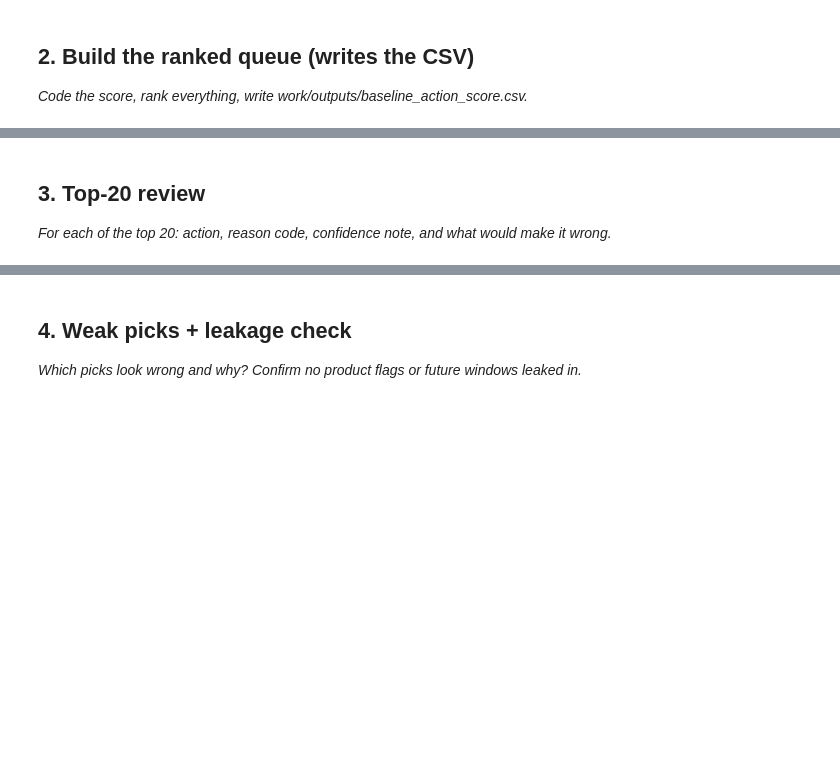
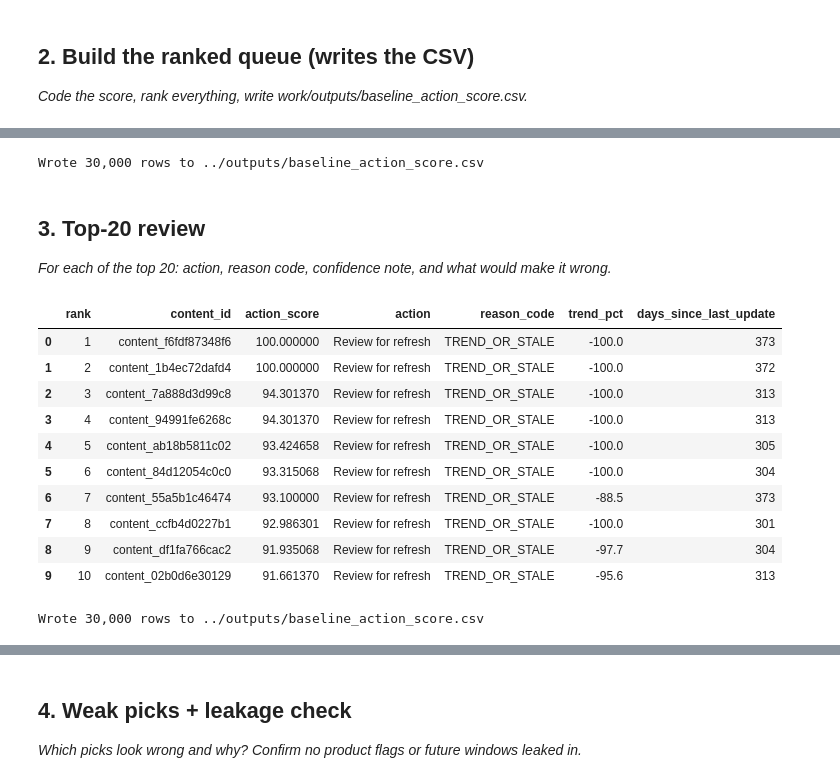
Before and after one commit to SaaDasim05/Flyrank-ML-Internship, a Jupyter notebook: work/notebooks/w04_baseline_score.ipynb, the cells around one changed output, grey strips where cells are left out. Drawn from its saved outputs; the diff is of its cells as text; code cells hidden in the pictures; blank space fills up the shorter version.

```diff
--- a/work/notebooks/w04_baseline_score.ipynb
+++ b/work/notebooks/w04_baseline_score.ipynb
@@ -23,3 +208,14 @@ This skeleton is yours to fill. Work the sections **in order** — each one has
+# %%
+from pathlib import Path
+
+output_path = Path("../outputs/baseline_action_score.csv")
+output_path.parent.mkdir(parents=True, exist_ok=True)
+
+queue.to_csv(output_path, index=False)
+
+print(f"Wrote {len(queue):,} rows to {output_path}")
+# %% [output]
+Wrote 30,000 rows to ../outputs/baseline_action_score.csv
 # %% [markdown]
 ## 3. Top-20 review
 
@@ -29,0 +223,37 @@ This skeleton is yours to fill. Work the sections **in order** — each one has
+# %%
+top10 = queue.head(10).copy()
+
+top10[
+    [
+        "rank",
+        "content_id",
+        "action_score",
+        "action",
+        "reason_code",
+        "trend_pct",
+        "days_since_last_update"
+    ]
+]
+# %% [output]
+|  | rank | content_id | action_score | action | reason_code | trend_pct | days_since_last_update |
+| 0 | 1 | content_f6fdf87348f6 | 100.000000 | Review for refresh | TREND_OR_STALE | -100.0 | 373 |
+| 1 | 2 | content_1b4ec72dafd4 | 100.000000 | Review for refresh | TREND_OR_STALE | -100.0 | 372 |
+| 2 | 3 | content_7a888d3d99c8 | 94.301370 | Review for refresh | TREND_OR_STALE | -100.0 | 313 |
+| 3 | 4 | content_94991fe6268c | 94.301370 | Review for refresh | TREND_OR_STALE | -100.0 | 313 |
+| 4 | 5 | content_ab18b5811c02 | 93.424658 | Review for refresh | TREND_OR_STALE | -100.0 | 305 |
+| 5 | 6 | content_84d12054c0c0 | 93.315068 | Review for refresh | TREND_OR_STALE | -100.0 | 304 |
+| 6 | 7 | content_55a5b1c46474 | 93.100000 | Review for refresh | TREND_OR_STALE | -88.5 | 373 |
+| 7 | 8 | content_ccfb4d0227b1 | 92.986301 | Review for refresh | TREND_OR_STALE | -100.0 | 301 |
+| 8 | 9 | content_df1fa766cac2 | 91.935068 | Review for refresh | TREND_OR_STALE | -97.7 | 304 |
+| 9 | 10 | content_02b0d6e30129 | 91.661370 | Review for refresh | TREND_OR_STALE | -95.6 | 313 |
+# %%
+from pathlib import Path
+
+output_path = Path("../outputs/baseline_action_score.csv")
+output_path.parent.mkdir(parents=True, exist_ok=True)
+
+queue.to_csv(output_path, index=False)
+
+print(f"Wrote {len(queue):,} rows to {output_path}")
+# %% [output]
+Wrote 30,000 rows to ../outputs/baseline_action_score.csv
```
Also changed, not shown: parts of 14 cells of this notebook.
